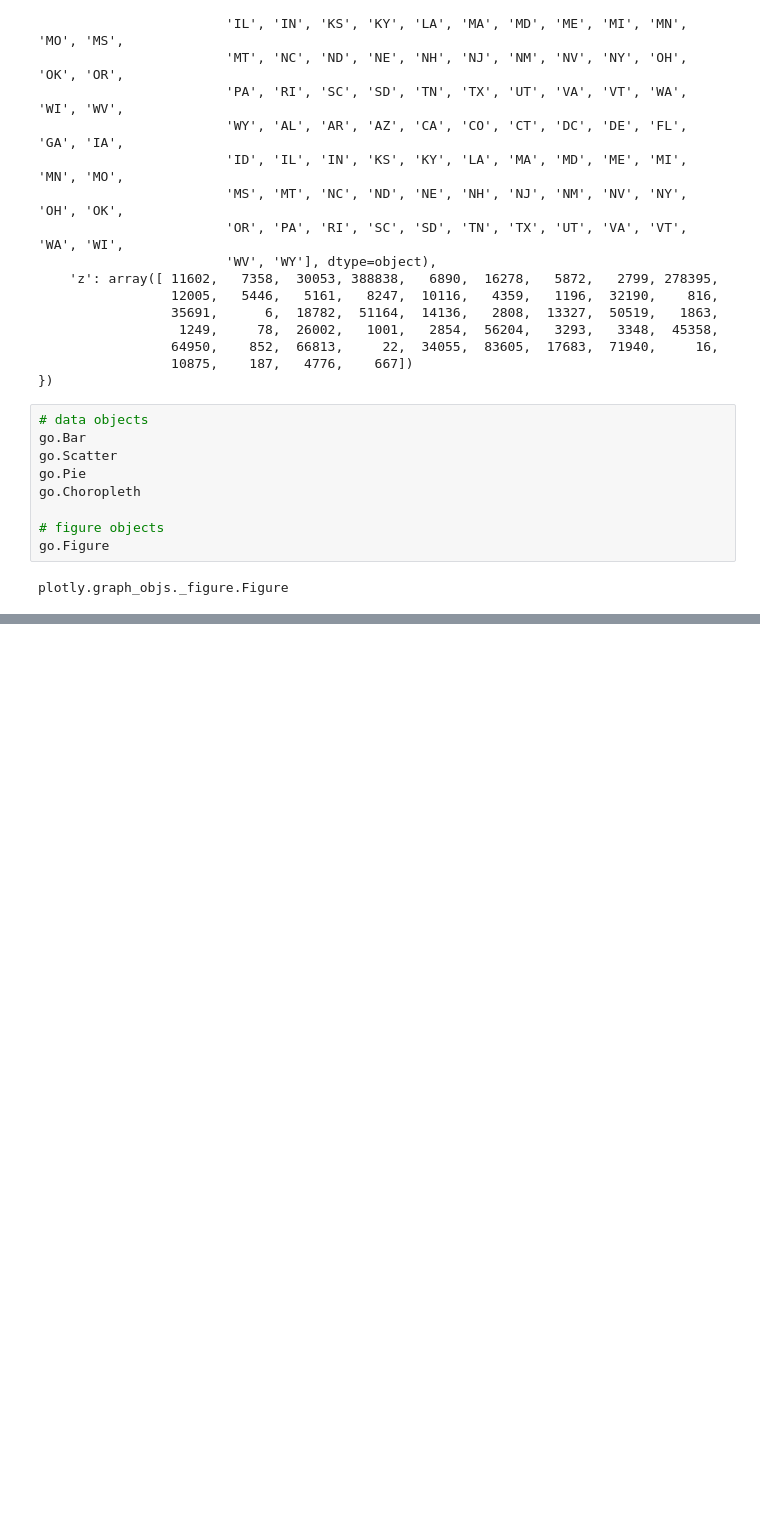
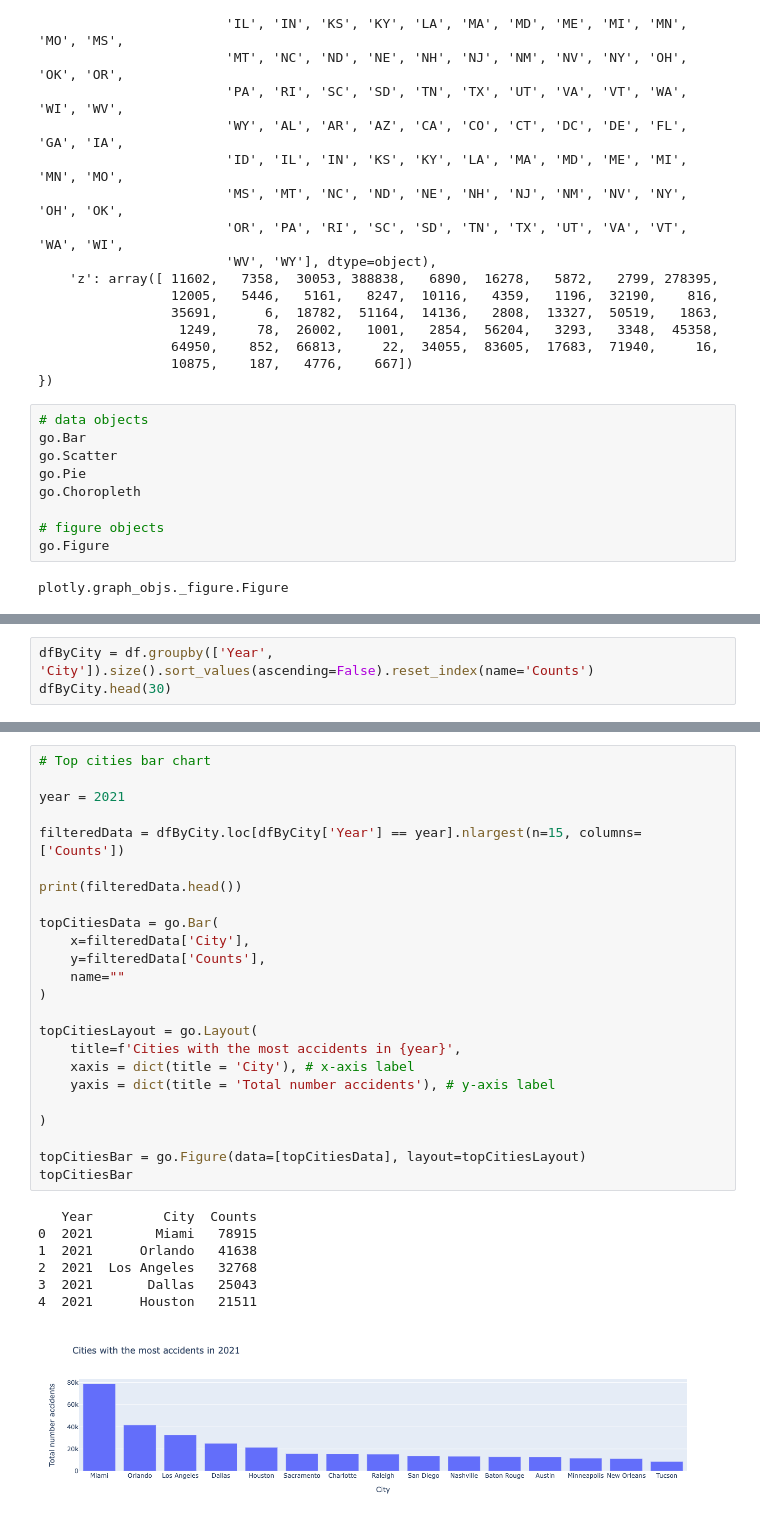
Before and after one commit to satrivaicci/uk-traffic-accidents, a Jupyter notebook: eda/us-traffic-accidents-eda.ipynb, the cells around one changed output, grey strips where cells are left out. Drawn from its saved outputs; the diff is of its cells as text; blank space fills up the shorter version.

Commit message:
fixing bar chart

```diff
--- a/eda/us-traffic-accidents-eda.ipynb
+++ b/eda/us-traffic-accidents-eda.ipynb
@@ -212,0 +214,3 @@ fig
+# %%
+dfByCity = df.groupby(['Year', 'City']).size().sort_values(ascending=False).reset_index(name='Counts')
+dfByCity.head(30)
@@ -212,0 +235,32 @@ fig
+# %%
+# Top cities bar chart
+
+year = 2021
+
+filteredData = dfByCity.loc[dfByCity['Year'] == year].nlargest(n=15, columns=['Counts'])
+
+print(filteredData.head())
+
+topCitiesData = go.Bar(
+    x=filteredData['City'],
+    y=filteredData['Counts'],
+    name=""
+)
+
+topCitiesLayout = go.Layout(
+    title=f'Cities with the most accidents in {year}',
+    xaxis = dict(title = 'City'), # x-axis label
+    yaxis = dict(title = 'Total number accidents'), # y-axis label
+
+)
+
+topCitiesBar = go.Figure(data=[topCitiesData], layout=topCitiesLayout)
+topCitiesBar
+# %% [output]
+   Year         City  Counts
+0  2021        Miami   78915
+1  2021      Orlando   41638
+2  2021  Los Angeles   32768
+3  2021       Dallas   25043
+4  2021      Houston   21511
+[figure, added]
```
Also changed, not shown: parts of 2 cells of this notebook, 2 other files.
